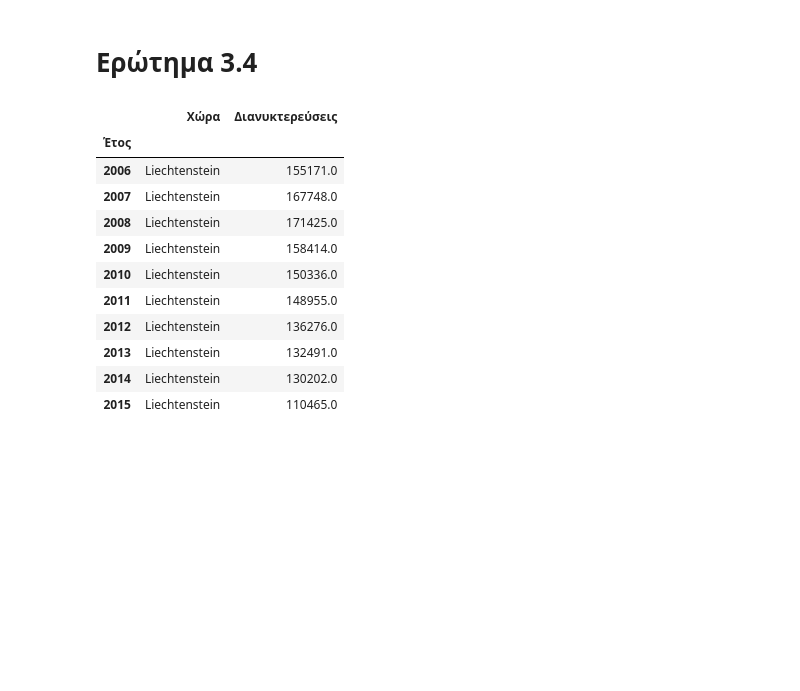
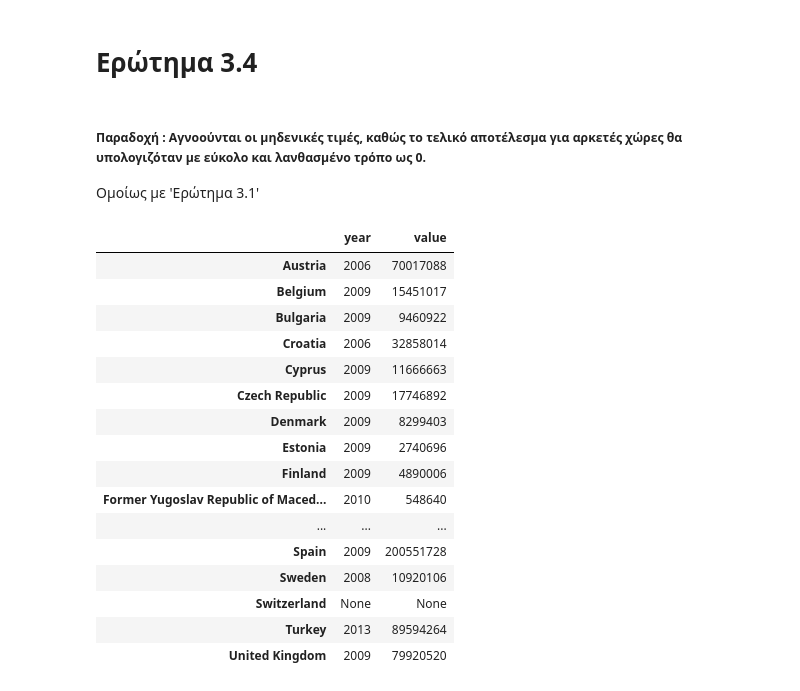
Before and after one commit to vagg99/Decentralized-Systems, a Jupyter notebook: Spark/three.ipynb, the cells around one changed output. Saved outputs shown, nothing was run; the diff lists cells and outputs as text; code cells hidden in the pictures; blank space fills up the shorter version.

```diff
--- a/Spark/three.ipynb
+++ b/Spark/three.ipynb
@@ -198,29 +194,57 @@ def find_countries_with_min_tourists_per_year():
-# %%
-# Καλέστε τη συνάρτηση
-result = find_countries_with_min_tourists_per_year()
-
-# Εκτύπωση αποτελεσμάτων
-# for year_col, data in result.items():
-#     print(f"Το {year_col} η χώρα με το μικρότερο αριθμό διανυκτερεύσεων ήταν η '{data['GEO/TIME']}' με τιμή {data['value']}")
-
-# Εναλλακτική εκτύπωση με pandas για καλύτερη παρουσίαση
-result_df = pd.DataFrame(result).T
-result_df.columns = ["Χώρα", "Διανυκτερεύσεις"]
-result_df.index.name = "Έτος"
-result_df
-# %% [output]
-|  | Χώρα | Διανυκτερεύσεις |
-| Έτος |  |  |
-| 2006 | Liechtenstein | 155171.0 |
-| 2007 | Liechtenstein | 167748.0 |
-| 2008 | Liechtenstein | 171425.0 |
-| 2009 | Liechtenstein | 158414.0 |
-| 2010 | Liechtenstein | 150336.0 |
-| 2011 | Liechtenstein | 148955.0 |
-| 2012 | Liechtenstein | 136276.0 |
-| 2013 | Liechtenstein | 132491.0 |
-| 2014 | Liechtenstein | 130202.0 |
-| 2015 | Liechtenstein | 110465.0 |
+# %% [markdown]
+##### Παραδοχή : Αγνοούνται οι μηδενικές τιμές, καθώς το τελικό αποτέλεσμα για αρκετές χώρες θα υπολογιζόταν με εύκολο και λανθασμένο τρόπο ως 0.
+Ομοίως με 'Ερώτημα 3.1'
+# %%
+def find_years_with_min_tourists_per_country_non_zero():
+    result = {}
+    # Συγκρίνετε τον αριθμό των διανυκτερεύσεων για κάθε χώρα ανά έτος
+    for country in spark_df.select("GEO/TIME").distinct().collect():
+        country = country["GEO/TIME"]
+        country_df = spark_df.filter(col("GEO/TIME") == country).select(*year_columns)
+
+        min_year = None     # Αρχικοποίηση του έτους με τον μικρότερο αριθμό διανυκτερεύσεων
+        min_value = None    # Αρχικοποίηση του αριθμού διανυκτερεύσεων
+
+        for idx, year_col in enumerate(year_columns):
+            # Βρίσκω την τιμή των διανυκτερεύσεων για το συγκεκριμένο έτος
+            year_val = int(country_df.select(year_col).first()[0])
+            if year_val != 0:
+                # Αν η τιμή δεν είναι 0, την συγκρίνω με την τρέχουσα τιμή
+                if min_value is None or year_val < min_value:
+                    min_year = year_col
+                    min_value = year_val
+
+        result[country] = {"year": min_year, "value": min_value}
+
+    return result
+# %%
+# Κλήση της συνάρτησης
+result = find_years_with_min_tourists_per_country_non_zero()
+
+# Ταξινόμηση του λεξικού `result` ανά ονόμα χώρας και δημιουργία νέου λεξικού με τα ταξινομημένα δεδομένα
+result = {country: min_tourists for country, min_tourists in sorted(result.items(), key=lambda item: item[0])}
+
+# Εκτύπωση ταξινομημένων αποτελεσμάτων με Pandas
+result_df = pd.DataFrame(result).T
+result_df
+# %% [output]
+|  | year | value |
+| Austria | 2006 | 70017088 |
+| Belgium | 2009 | 15451017 |
+| Bulgaria | 2009 | 9460922 |
+| Croatia | 2006 | 32858014 |
+| Cyprus | 2009 | 11666663 |
+| Czech Republic | 2009 | 17746892 |
+| Denmark | 2009 | 8299403 |
+| Estonia | 2009 | 2740696 |
+| Finland | 2009 | 4890006 |
+| Former Yugoslav Republic of Maced... | 2010 | 548640 |
+| ... | ... | ... |
+| Spain | 2009 | 200551728 |
+| Sweden | 2008 | 10920106 |
+| Switzerland | None | None |
+| Turkey | 2013 | 89594264 |
+| United Kingdom | 2009 | 79920520 |
 # %%
 # Κλείνουμε την spark session
 spark.stop()
```
Also changed, not shown: parts of 5 cells of this notebook.
